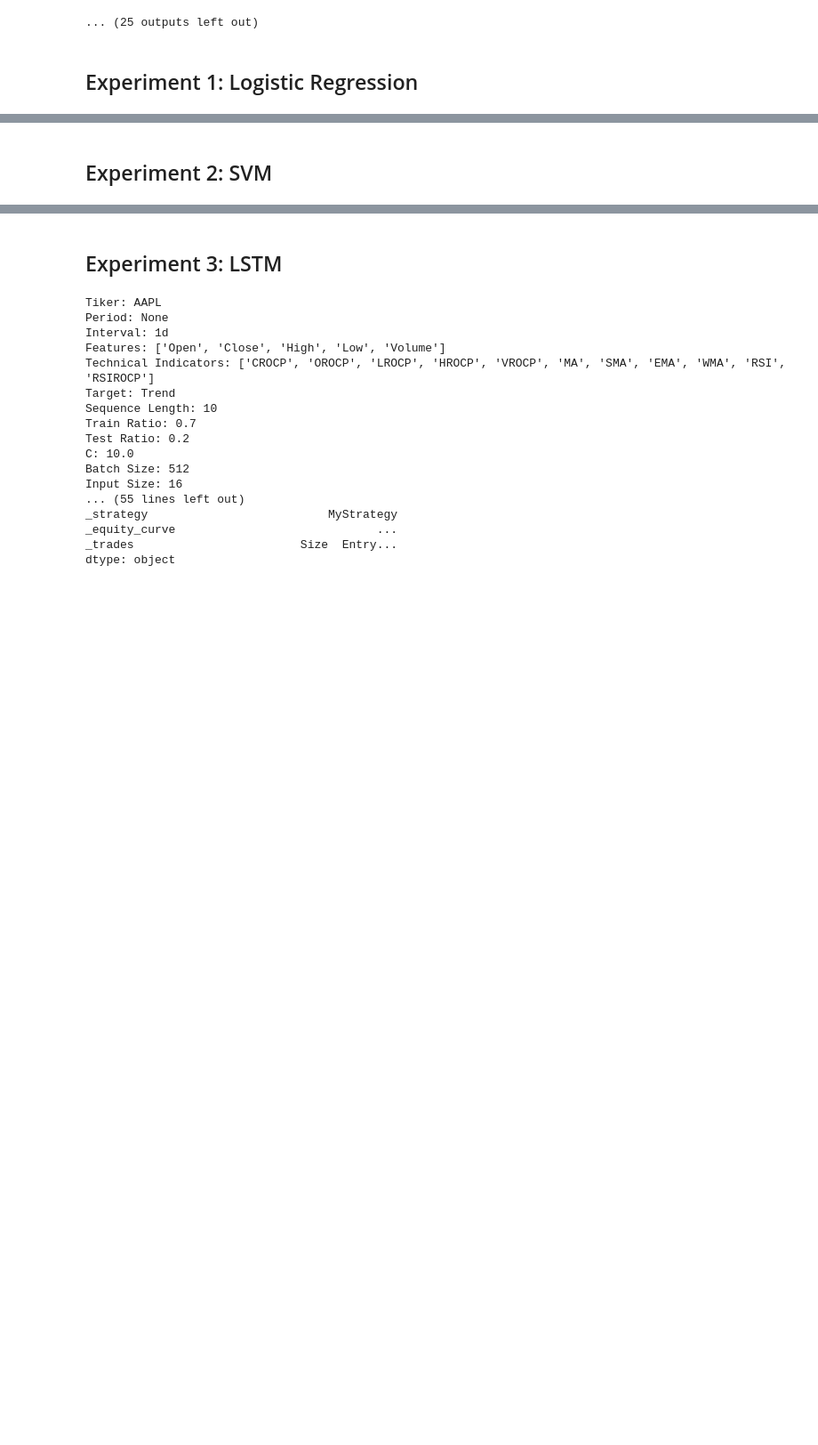
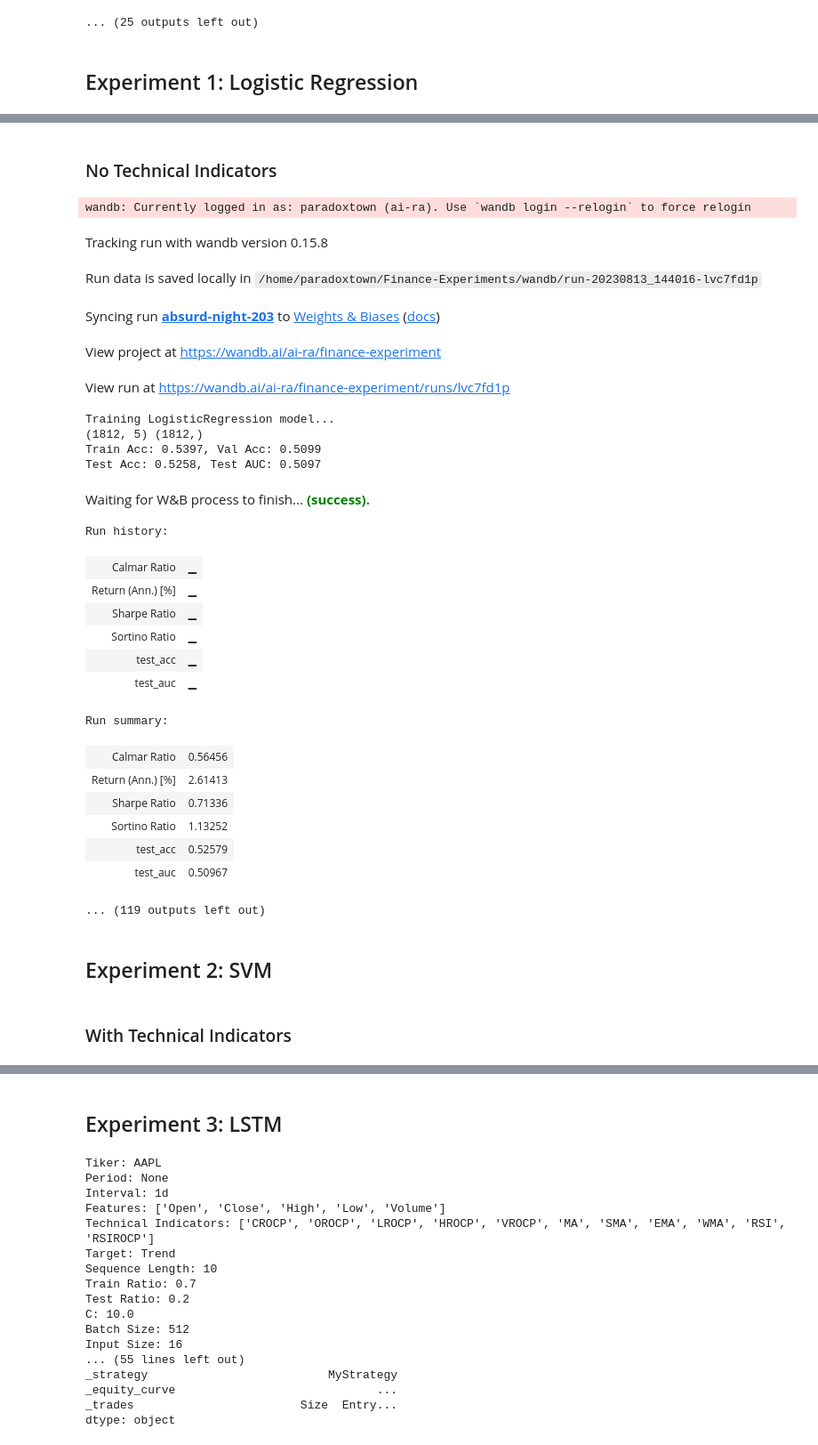
Before and after one commit to paradoxtown/Finance-Experiments, a Jupyter notebook: experiments.ipynb, the cells around one changed output, grey strips where cells are left out. Shown at 89% size. Cells and saved outputs as stored; diff of their text form; code cells hidden in the pictures; blank space fills up the shorter version.

```diff
--- a/experiments.ipynb
+++ b/experiments.ipynb
@@ -69,0 +81,2 @@ Synced 6 W&B file(s), 0 media file(s), 2 artifact file(s) and 0 other file(s)
+# %% [markdown]
+### No Technical Indicators
@@ -70,5 +88,37 @@ Synced 6 W&B file(s), 0 media file(s), 2 artifact file(s) and 0 other file(s)
+# %%
+for _ in range(10):
+    exp.run()
+# %% [output]
+wandb: Currently logged in as: paradoxtown (ai-ra). Use `wandb login --relogin` to force relogin
+Tracking run with wandb version 0.15.8
+Run data is saved locally in /home/paradoxtown/Finance-Experiments/wandb/run-20230813_144016-lvc7fd1p
+Syncing run absurd-night-203 to Weights & Biases (docs)
+View project at https://wandb.ai/ai-ra/finance-experiment
+View run at https://wandb.ai/ai-ra/finance-experiment/runs/lvc7fd1p
+Training LogisticRegression model...
+(1812, 5) (1812,)
+Train Acc: 0.5397, Val Acc: 0.5099
+Test Acc: 0.5258, Test AUC: 0.5097
+Waiting for W&B process to finish... (success).
+Run history:
+| Calmar Ratio | ▁ |
+| Return (Ann.) [%] | ▁ |
+| Sharpe Ratio | ▁ |
+| Sortino Ratio | ▁ |
+| test_acc | ▁ |
+| test_auc | ▁ |
+Run summary:
+| Calmar Ratio | 0.56456 |
+| Return (Ann.) [%] | 2.61413 |
+| Sharpe Ratio | 0.71336 |
+| Sortino Ratio | 1.13252 |
+| test_acc | 0.52579 |
+| test_auc | 0.50967 |
+... (119 outputs left out)
 # %% [markdown]
 ## Experiment 2: SVM
+# %% [markdown]
+### With Technical Indicators
 # %%
 exp.model_framework = 'Sklearn'
 exp.model_name = 'SVM'
```
Also changed, not shown: parts of 14 cells of this notebook, 9 other files.
